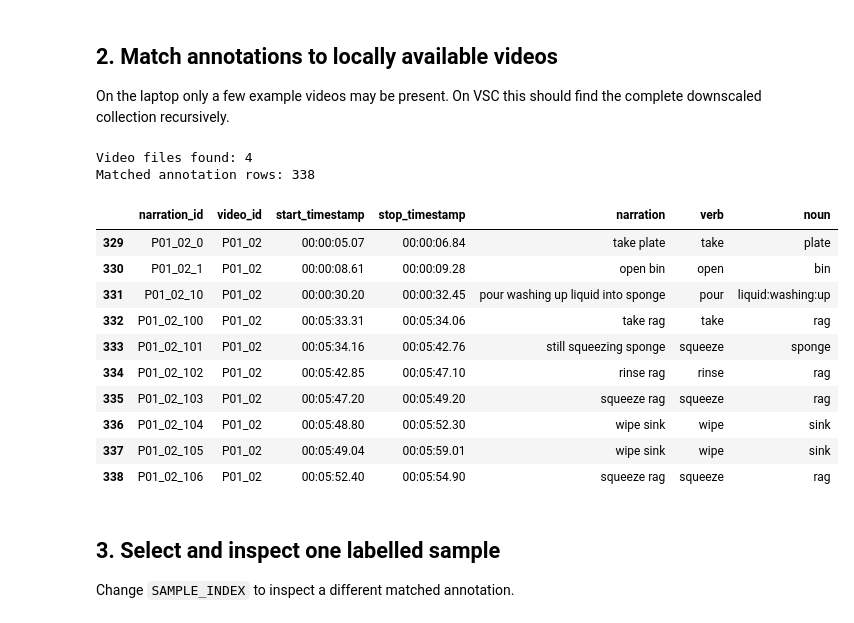
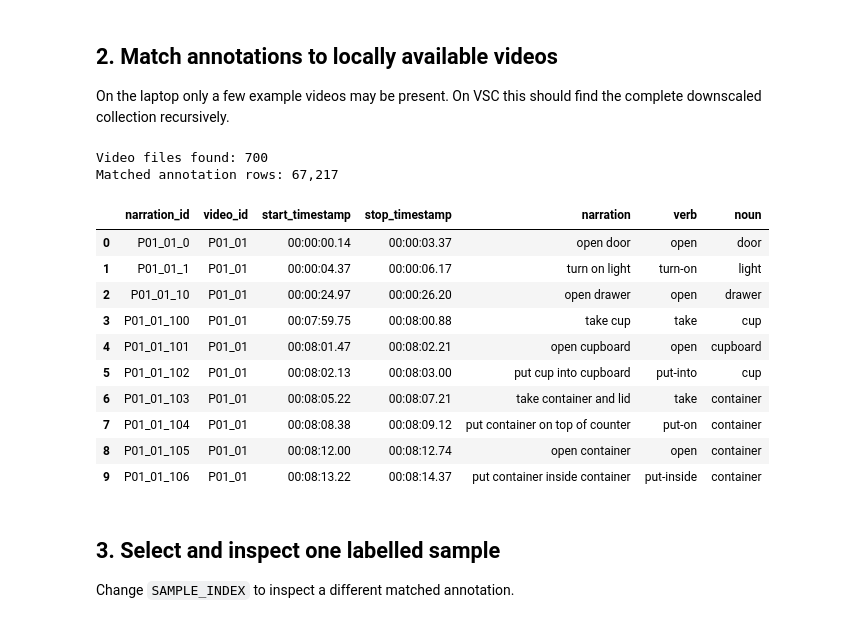
Before and after one commit to nielspet04/R-D_Group2, a Jupyter notebook: notebooks/1_initial_data_exploration.ipynb, the cells around one changed output. Cells and saved outputs as stored; diff of their text form; code cells hidden in the pictures.

```diff
--- a/notebooks/1_initial_data_exploration.ipynb
+++ b/notebooks/1_initial_data_exploration.ipynb
@@ -114,39 +115,47 @@ On the laptop only a few example videos may be present. On VSC this should find
 # %%
 video_files = sorted(
     path for path in RAW_DIR.rglob("*")
     if path.is_file() and path.suffix.lower() == ".mp4"
 )
+
+if not video_files:
+    for root, dirs, files in os.walk(RAW_DIR, followlinks=True):
+        for file in files:
+            if file.lower().endswith(".mp4"):
+                video_files.append(Path(root) / file)
+    video_files = sorted(video_files)
+
 video_by_id = {path.stem.upper(): path for path in video_files}
 
 available_annotations = annotations[
     annotations['video_id'].str.upper().isin(video_by_id)
 ].copy()
 
 print(f"Video files found: {len(video_files):,}")
 print(f"Matched annotation rows: {len(available_annotations):,}")
 if available_annotations.empty:
     raise RuntimeError(
         "No annotation rows match the available videos. Check the data paths."
     )
 
 available_annotations[[
     'narration_id', 'video_id', 'start_timestamp', 'stop_timestamp',
     'narration', 'verb', 'noun',
 ]].head(10)
 # %% [output]
-Video files found: 4
-Matched annotation rows: 338
+Video files found: 700
+Matched annotation rows: 67,217
 |  | narration_id | video_id | start_timestamp | stop_timestamp | narration | verb | noun |
-| 329 | P01_02_0 | P01_02 | 00:00:05.07 | 00:00:06.84 | take plate | take | plate |
-| 330 | P01_02_1 | P01_02 | 00:00:08.61 | 00:00:09.28 | open bin | open | bin |
-| 331 | P01_02_10 | P01_02 | 00:00:30.20 | 00:00:32.45 | pour washing up liquid into sponge | pour | liquid:washing:up |
-| 332 | P01_02_100 | P01_02 | 00:05:33.31 | 00:05:34.06 | take rag | take | rag |
-| 333 | P01_02_101 | P01_02 | 00:05:34.16 | 00:05:42.76 | still squeezing sponge | squeeze | sponge |
-| 334 | P01_02_102 | P01_02 | 00:05:42.85 | 00:05:47.10 | rinse rag | rinse | rag |
-| 335 | P01_02_103 | P01_02 | 00:05:47.20 | 00:05:49.20 | squeeze rag | squeeze | rag |
-| 336 | P01_02_104 | P01_02 | 00:05:48.80 | 00:05:52.30 | wipe sink | wipe | sink |
-| 337 | P01_02_105 | P01_02 | 00:05:49.04 | 00:05:59.01 | wipe sink | wipe | sink |
-| 338 | P01_02_106 | P01_02 | 00:05:52.40 | 00:05:54.90 | squeeze rag | squeeze | rag |
+| 0 | P01_01_0 | P01_01 | 00:00:00.14 | 00:00:03.37 | open door | open | door |
+| 1 | P01_01_1 | P01_01 | 00:00:04.37 | 00:00:06.17 | turn on light | turn-on | light |
+| 2 | P01_01_10 | P01_01 | 00:00:24.97 | 00:00:26.20 | open drawer | open | drawer |
+| 3 | P01_01_100 | P01_01 | 00:07:59.75 | 00:08:00.88 | take cup | take | cup |
+| 4 | P01_01_101 | P01_01 | 00:08:01.47 | 00:08:02.21 | open cupboard | open | cupboard |
+| 5 | P01_01_102 | P01_01 | 00:08:02.13 | 00:08:03.00 | put cup into cupboard | put-into | cup |
+| 6 | P01_01_103 | P01_01 | 00:08:05.22 | 00:08:07.21 | take container and lid | take | container |
+| 7 | P01_01_104 | P01_01 | 00:08:08.38 | 00:08:09.12 | put container on top of counter | put-on | container |
+| 8 | P01_01_105 | P01_01 | 00:08:12.00 | 00:08:12.74 | open container | open | container |
+| 9 | P01_01_106 | P01_01 | 00:08:13.22 | 00:08:14.37 | put container inside container | put-inside | container |
 # %% [markdown]
 ## 3. Select and inspect one labelled sample
 
```
Also changed, not shown: parts of 7 cells of this notebook.
